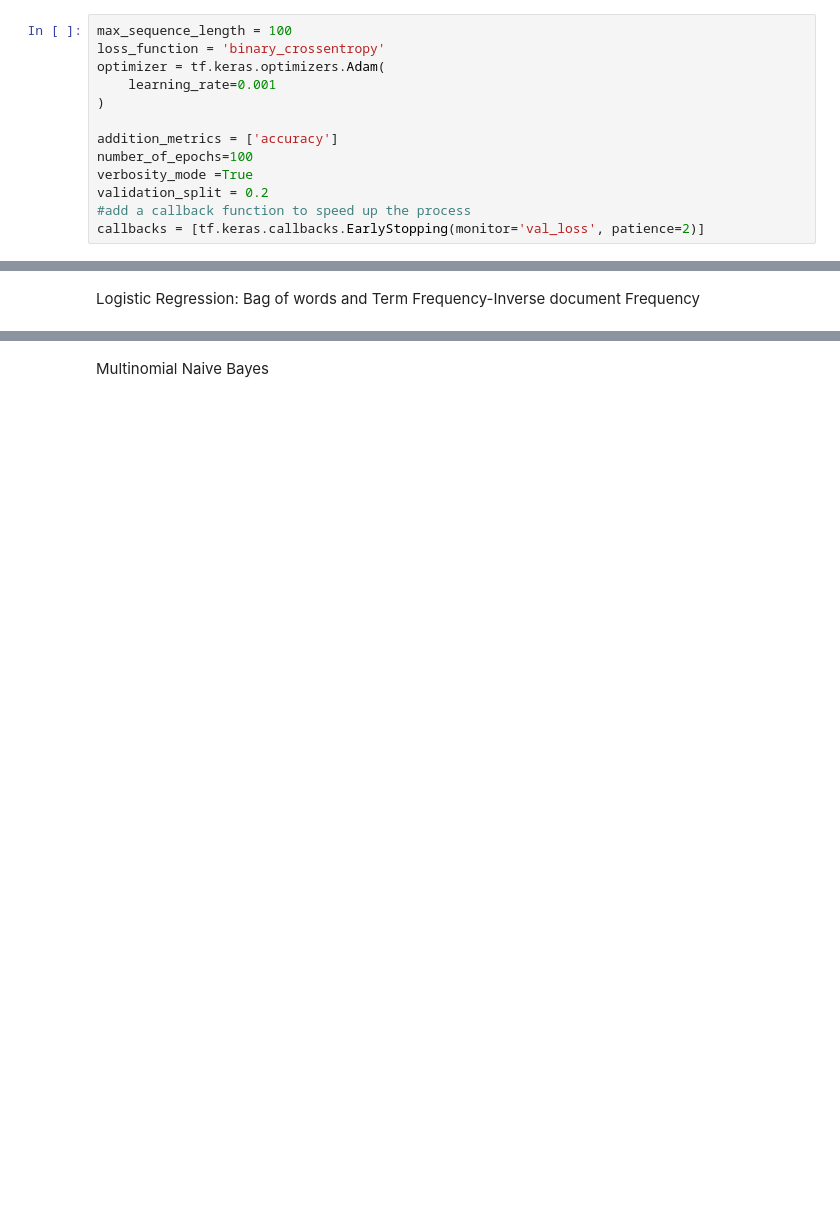
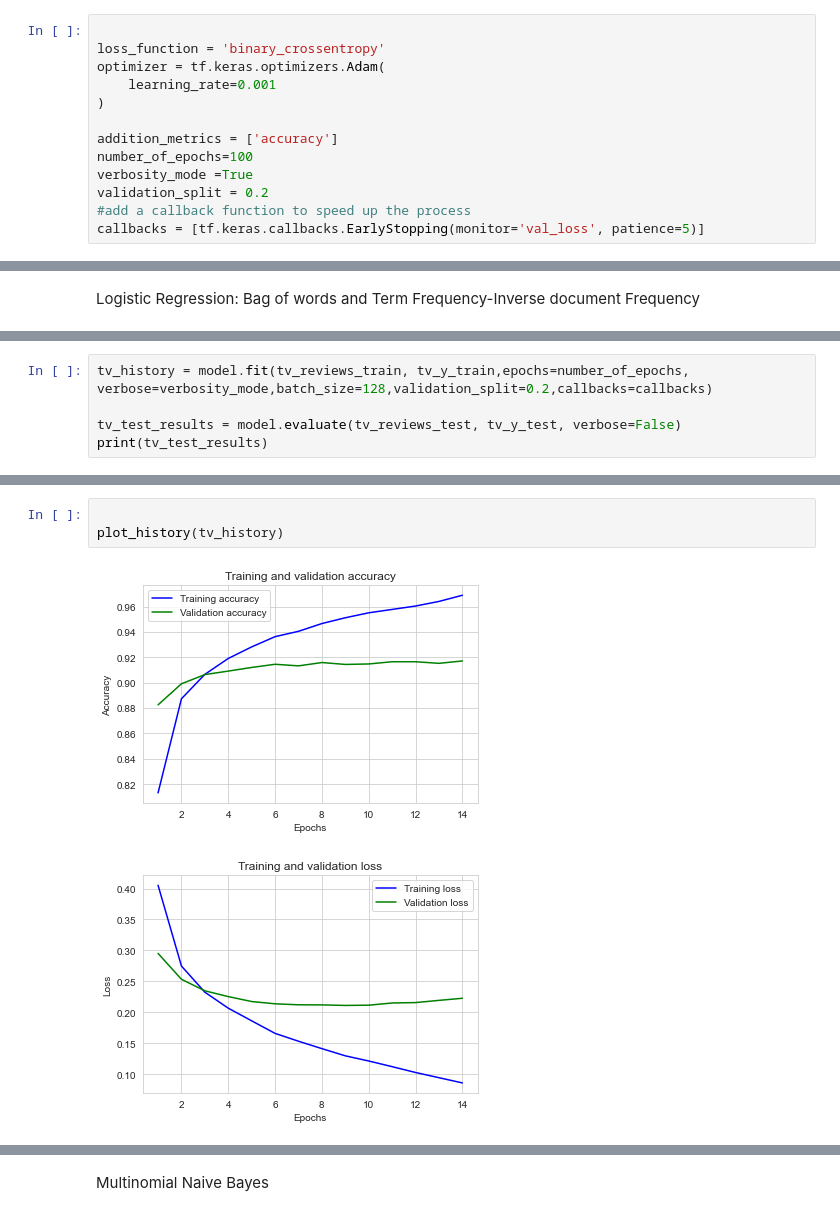
Before and after one commit to josiahlin119/IMDB-Final-Project, a Jupyter notebook: src/Imdb_bert.ipynb, the cells around one changed output, grey strips where cells are left out. Saved outputs shown, nothing was run; the diff lists cells and outputs as text; blank space fills up the shorter version.

```diff
--- a/src/Imdb_bert.ipynb
+++ b/src/Imdb_bert.ipynb
@@ -227,5 +249,5 @@ input_shape (20000,)
 # %%
-max_sequence_length = 100
+
 loss_function = 'binary_crossentropy'
 optimizer = tf.keras.optimizers.Adam(
     learning_rate=0.001
@@ -236,7 +258,7 @@ number_of_epochs=100
 verbosity_mode =True
 validation_split = 0.2
 #add a callback function to speed up the process
-callbacks = [tf.keras.callbacks.EarlyStopping(monitor='val_loss', patience=2)]
+callbacks = [tf.keras.callbacks.EarlyStopping(monitor='val_loss', patience=5)]
 # %% [markdown]
 Deep Learning Model: Keras. The input data are transformed tokens insteaed of the original words
 # %%
@@ -285,0 +357,5 @@ NameError: name 'test_results' is not defined
+# %%
+tv_history = model.fit(tv_reviews_train, tv_y_train,epochs=number_of_epochs, verbose=verbosity_mode,batch_size=128,validation_split=0.2,callbacks=callbacks)
+
+tv_test_results = model.evaluate(tv_reviews_test, tv_y_test, verbose=False)
+print(tv_test_results)
@@ -286 +380,7 @@ NameError: name 'test_results' is not defined
+# %%
+
+plot_history(tv_history)
+# %% [output]
+[figure, added]
+[figure, added]
 # %%
```
Also changed, not shown: parts of 42 cells of this notebook.
